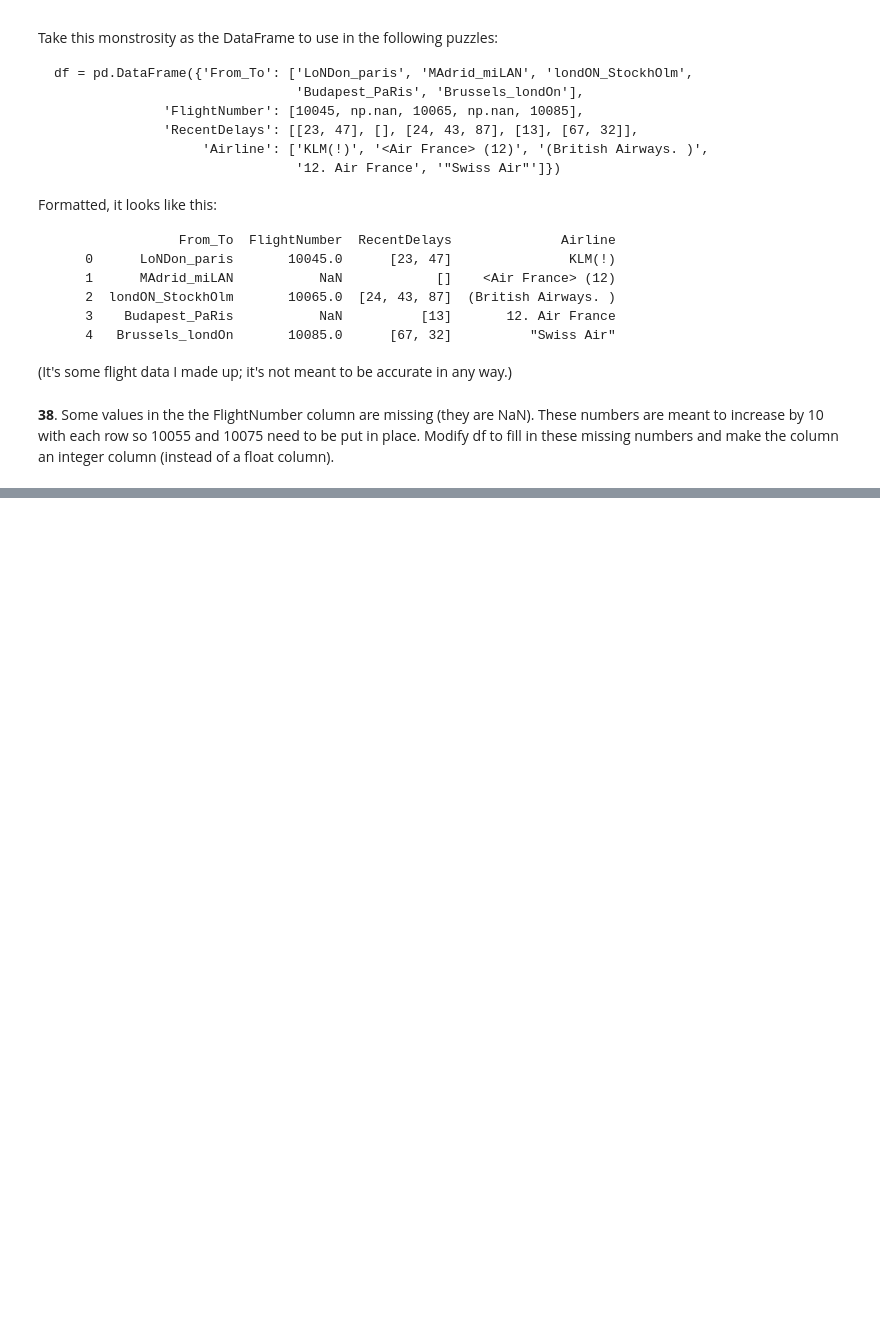
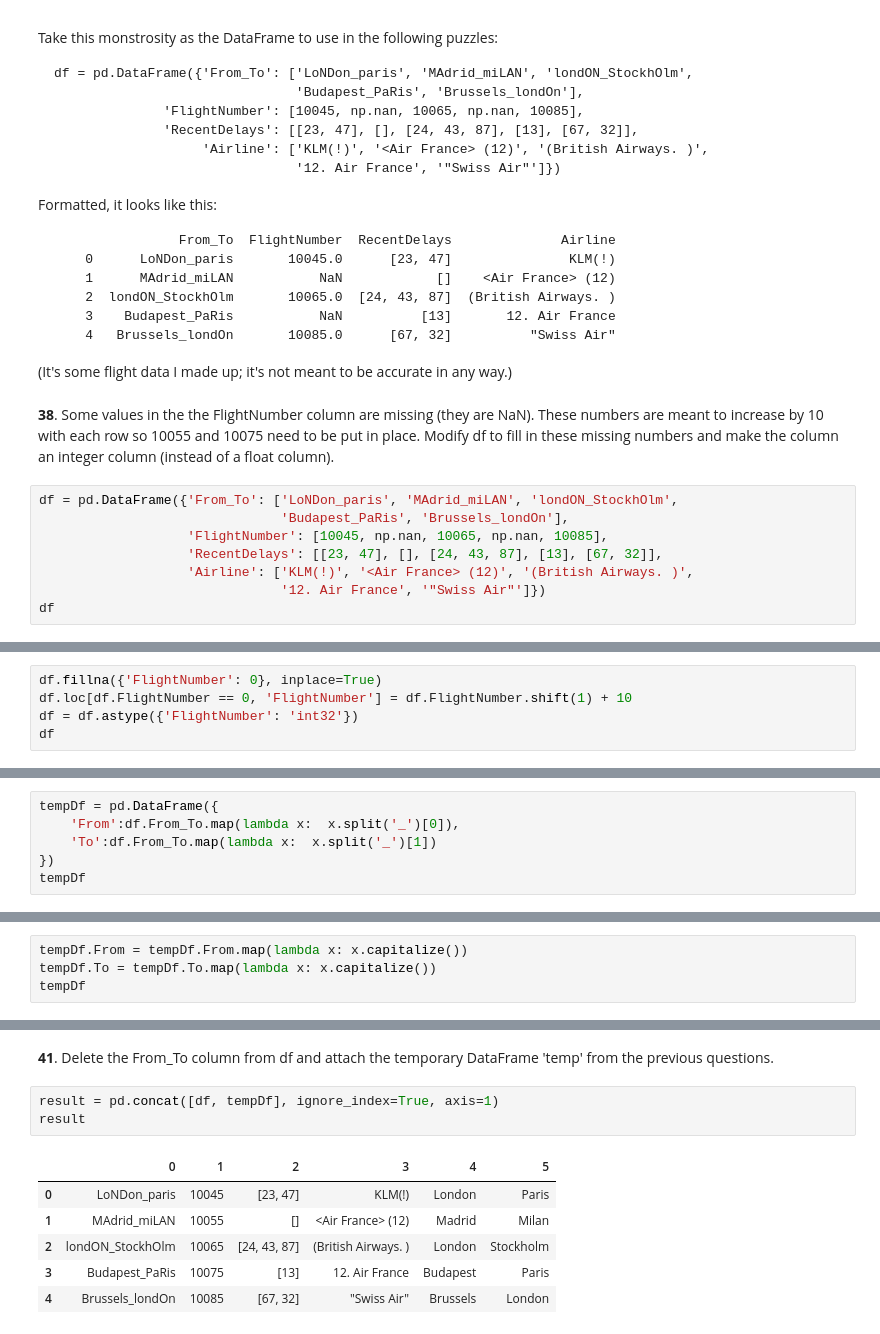
Before and after one commit to unchil/Notebook, a Jupyter notebook: Puzzles_Python.ipynb, the cells around one changed output, grey strips where cells are left out. Saved outputs shown, nothing was run; the diff lists cells and outputs as text; blank space fills up the shorter version.

```diff
--- a/Puzzles_Python.ipynb
+++ b/Puzzles_Python.ipynb
@@ -1358,3 +1360,11 @@ Formatted, it looks like this:
 (It's some flight data I made up; it's not meant to be accurate in any way.)
 # %% [markdown]
 **38**. Some values in the the FlightNumber column are missing (they are NaN). These numbers are meant to increase by 10 with each row so 10055 and 10075 need to be put in place. Modify df to fill in these missing numbers and make the column an integer column (instead of a float column).
+# %%
+df = pd.DataFrame({'From_To': ['LoNDon_paris', 'MAdrid_miLAN', 'londON_StockhOlm',
+                               'Budapest_PaRis', 'Brussels_londOn'],
+                   'FlightNumber': [10045, np.nan, 10065, np.nan, 10085],
+                   'RecentDelays': [[23, 47], [], [24, 43, 87], [13], [67, 32]],
+                   'Airline': ['KLM(!)', '<Air France> (12)', '(British Airways. )',
+                               '12. Air France', '"Swiss Air"']})
+df
@@ -1360,0 +1378,5 @@ Formatted, it looks like this:
+# %%
+df.fillna({'FlightNumber': 0}, inplace=True)
+df.loc[df.FlightNumber == 0, 'FlightNumber'] = df.FlightNumber.shift(1) + 10
+df = df.astype({'FlightNumber': 'int32'})
+df
@@ -1360,0 +1392,6 @@ Formatted, it looks like this:
+# %%
+tempDf = pd.DataFrame({
+    'From':df.From_To.map(lambda x:  x.split('_')[0]),
+    'To':df.From_To.map(lambda x:  x.split('_')[1])
+})
+tempDf
@@ -1360,0 +1407,4 @@ Formatted, it looks like this:
+# %%
+tempDf.From = tempDf.From.map(lambda x: x.capitalize())
+tempDf.To = tempDf.To.map(lambda x: x.capitalize())
+tempDf
@@ -1360,0 +1418,12 @@ Formatted, it looks like this:
+# %% [markdown]
+**41**. Delete the From_To column from df and attach the temporary DataFrame 'temp' from the previous questions.
+# %%
+result = pd.concat([df, tempDf], ignore_index=True, axis=1)
+result
+# %% [output]
+|  | 0 | 1 | 2 | 3 | 4 | 5 |
+| 0 | LoNDon_paris | 10045 | [23, 47] | KLM(!) | London | Paris |
+| 1 | MAdrid_miLAN | 10055 | [] | <Air France> (12) | Madrid | Milan |
+| 2 | londON_StockhOlm | 10065 | [24, 43, 87] | (British Airways. ) | London | Stockholm |
+| 3 | Budapest_PaRis | 10075 | [13] | 12. Air France | Budapest | Paris |
+| 4 | Brussels_londOn | 10085 | [67, 32] | "Swiss Air" | Brussels | London |
```
Also changed, not shown: parts of 19 cells of this notebook.
